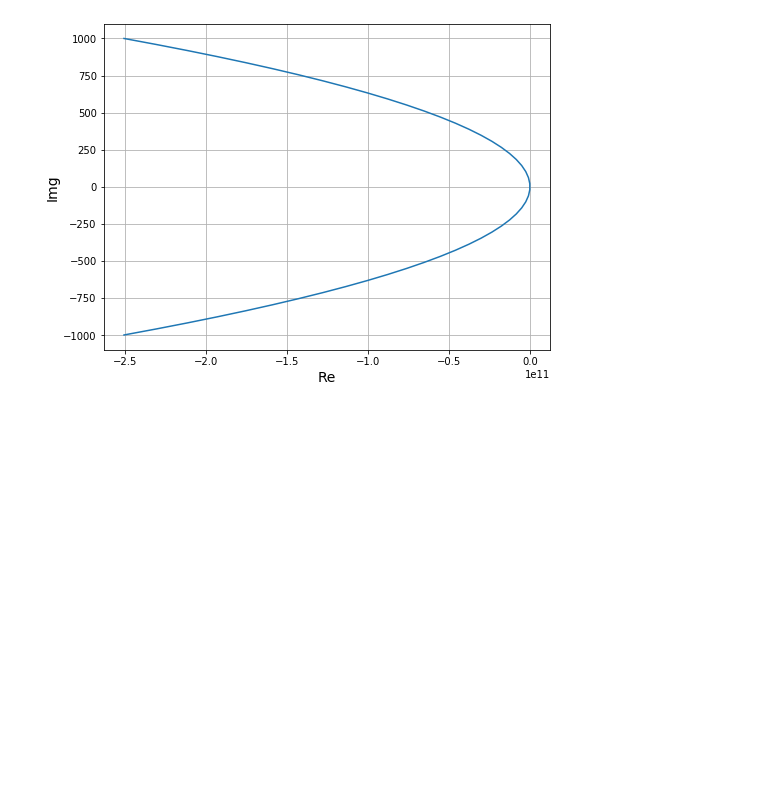
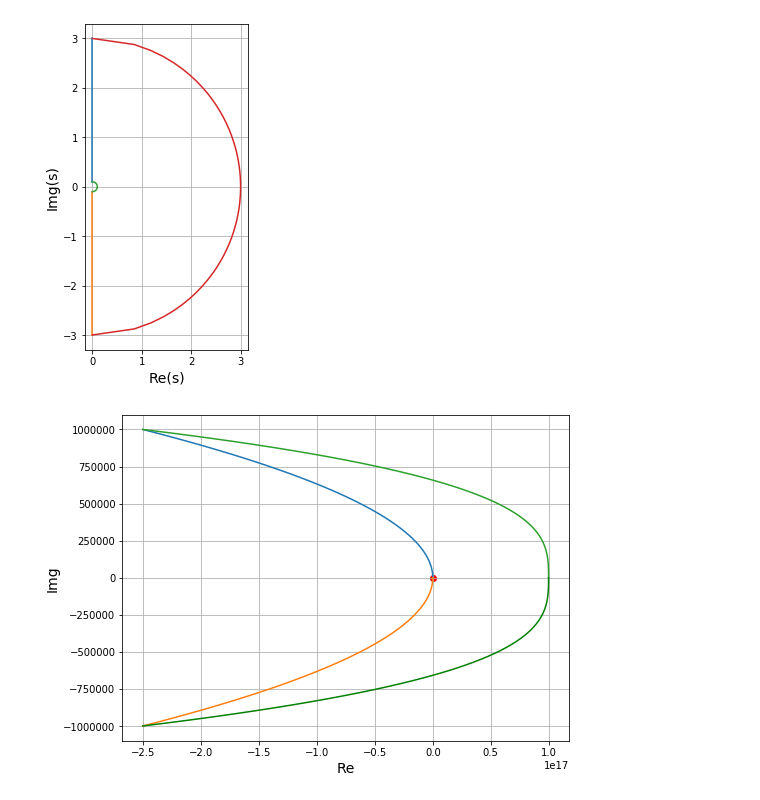
Before and after one commit to muuusso/laboratorio-elettronica-III, a Jupyter notebook: exp6/exp6.ipynb, the cells around one changed output. Cells and saved outputs as stored; diff of their text form; code cells hidden in the pictures; blank space fills up the shorter version.

```diff
--- a/exp6/exp6.ipynb
+++ b/exp6/exp6.ipynb
@@ -1,20 +1,44 @@
 # %%
+from matplotlib.backends.backend_pdf import PdfPages
 import matplotlib.pyplot as plt
 import numpy as np
+
+pp = PdfPages('multipage.pdf')
-# %%
-plt.rcParams['figure.figsize'] = (8,6)
-tau = 1e-3
-R_1 = 1e6
-R_2 = 1000
-# G_ol = lambda s: 1 / (s*tau)**2 + 2*R_2/(R_1+R_2) * 1/(s*tau)
-
-# x = np.linspace(-1000, 1000)*-1j
-# plt.scatter(np.real(1 + G_ol(x)), np.imag(1 + G_ol(x)), marker='.')
-y = np.linspace(-1e3, 1e3)
-plt.plot(-y**2 * (R_1 + R_2)**2 / (2*R_2)**2, y)
-plt.xlabel('Re', fontsize=14)
-plt.ylabel('Img', fontsize=14)
-plt.grid()
-plt.show()
-# %% [output]
-[figure, removed]
+# %%
+plt.rcParams['figure.figsize'] = (8,6)
+R_1 = 1e6
+R_2 = 1000
+
+y_inf = np.linspace(-3, 3)
+x_inf = np.sqrt(9 - y_inf**2)
+
+y_C = np.linspace(-0.1,0.1)
+x_C = np.sqrt(0.1**2 - y_C**2)
+
+plt.plot((0,0), (0.1,3))
+plt.plot((0,0), (-0.1,-3))
+plt.plot(x_C, y_C)
+plt.plot(x_inf, y_inf)
+plt.grid()
+plt.gca().set_aspect("equal")
+plt.xlabel('Re(s)', fontsize=14)
+plt.ylabel('Img(s)', fontsize=14)
+pp.savefig()
+plt.show()
+
+y_minus = np.linspace(-1e6, -1e-6)
+y_plus = np.linspace(1e-6, 1e6)
+
+plt.plot(-y_plus**2 * (R_1 + R_2)**2 / (2*R_2)**2, y_plus)
+plt.plot(-y_minus**2 * (R_1 + R_2)**2 / (2*R_2)**2, y_minus)
+plt.plot(-y_plus**3 *(((R_1 + R_2)**2 / (2*R_2)**2 * 1e12) + 1e17) / 1e18 + 1e17, y_plus)
+plt.plot(-y_plus**3 *(((R_1 + R_2)**2 / (2*R_2)**2 * 1e12) + 1e17) / 1e18 + 1e17, -y_plus, c='g')
+plt.scatter([0],[0], c='r')
+plt.xlabel('Re', fontsize=14)
+plt.ylabel('Img', fontsize=14)
+plt.grid()
+pp.savefig()
+plt.show()
+# %% [output]
+[figure, added]
+[figure, added]
```
Also changed, not shown: parts of 1 cell of this notebook, 4 other files.
